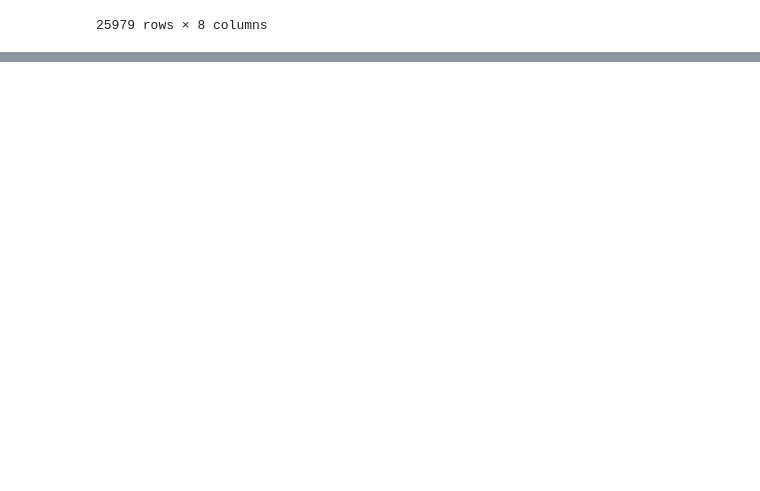
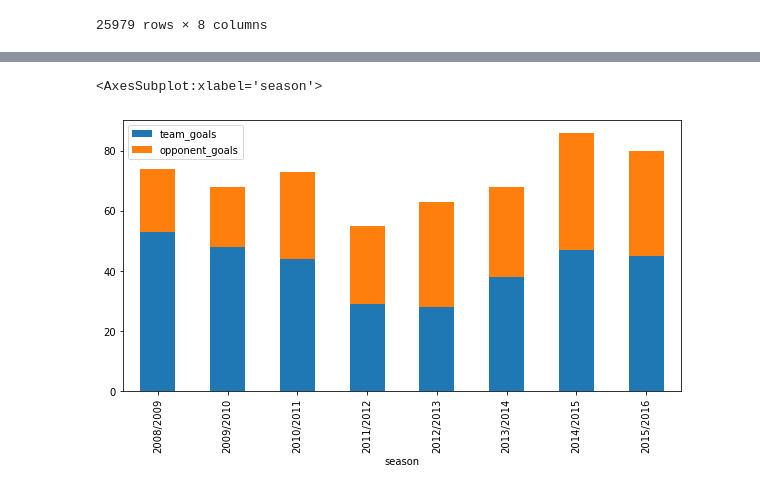
Before and after one commit to piotrgradzinski/dap_20230114, a Jupyter notebook: day_8_pgg/ex_1.ipynb, the cells around one changed output, grey strips where cells are left out. Cells and saved outputs as stored; diff of their text form; code cells hidden in the pictures; blank space fills up the shorter version.

```diff
--- a/day_8_pgg/ex_1.ipynb
+++ b/day_8_pgg/ex_1.ipynb
@@ -28,0 +112,5 @@ matches
+# %%
+goals_per_season.plot(kind='bar', stacked=True, figsize=(10,5))
+# %% [output]
+<AxesSubplot:xlabel='season'>
+[figure, added]
```
Also changed, not shown: parts of 7 cells of this notebook.
